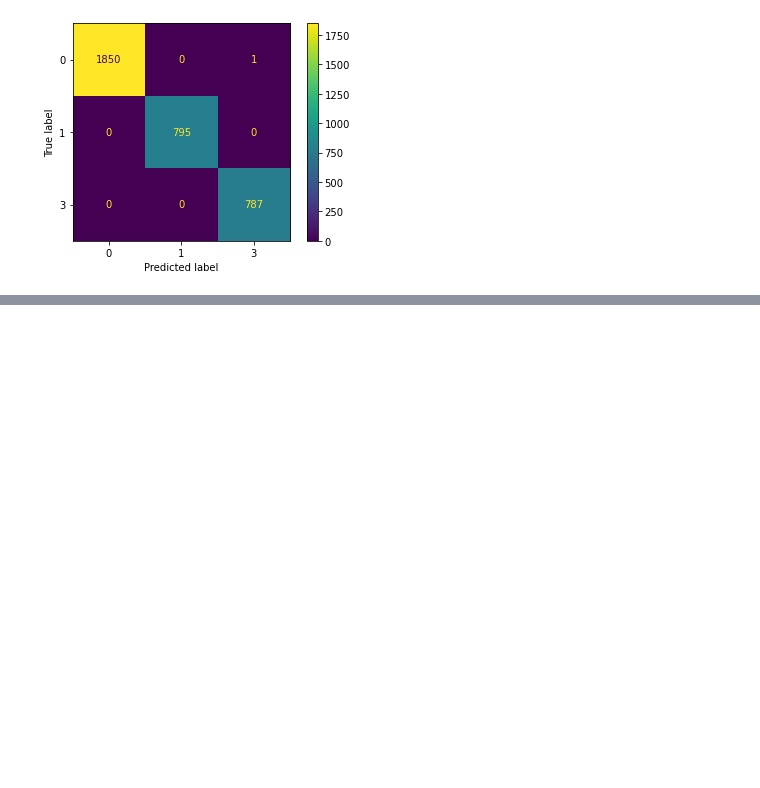
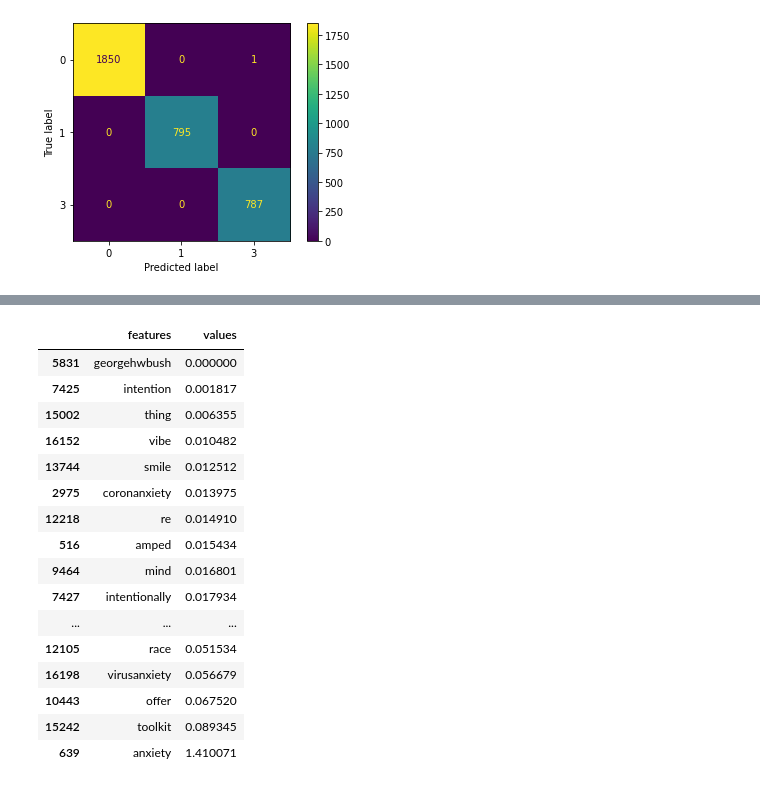
Before and after one commit to edwardsrk/depression-anxiety-tweets, a Jupyter notebook: Depression and Anxiety in Tweets.ipynb, the cells around one changed output, grey strips where cells are left out. Drawn from its saved outputs; the diff is of its cells as text; code cells hidden in the pictures; blank space fills up the shorter version.

```diff
--- a/Depression and Anxiety in Tweets.ipynb
+++ b/Depression and Anxiety in Tweets.ipynb
@@ -1029,0 +1070,20 @@ fscore = prec+recall
+# %%
+sorted_feats.tail(20)
+# %% [output]
+|  | features | values |
+| 5831 | georgehwbush | 0.000000 |
+| 7425 | intention | 0.001817 |
+| 15002 | thing | 0.006355 |
+| 16152 | vibe | 0.010482 |
+| 13744 | smile | 0.012512 |
+| 2975 | coronanxiety | 0.013975 |
+| 12218 | re | 0.014910 |
+| 516 | amped | 0.015434 |
+| 9464 | mind | 0.016801 |
+| 7427 | intentionally | 0.017934 |
+| ... | ... | ... |
+| 12105 | race | 0.051534 |
+| 16198 | virusanxiety | 0.056679 |
+| 10443 | offer | 0.067520 |
+| 15242 | toolkit | 0.089345 |
+| 639 | anxiety | 1.410071 |
```
Also changed, not shown: parts of 6 cells of this notebook.
